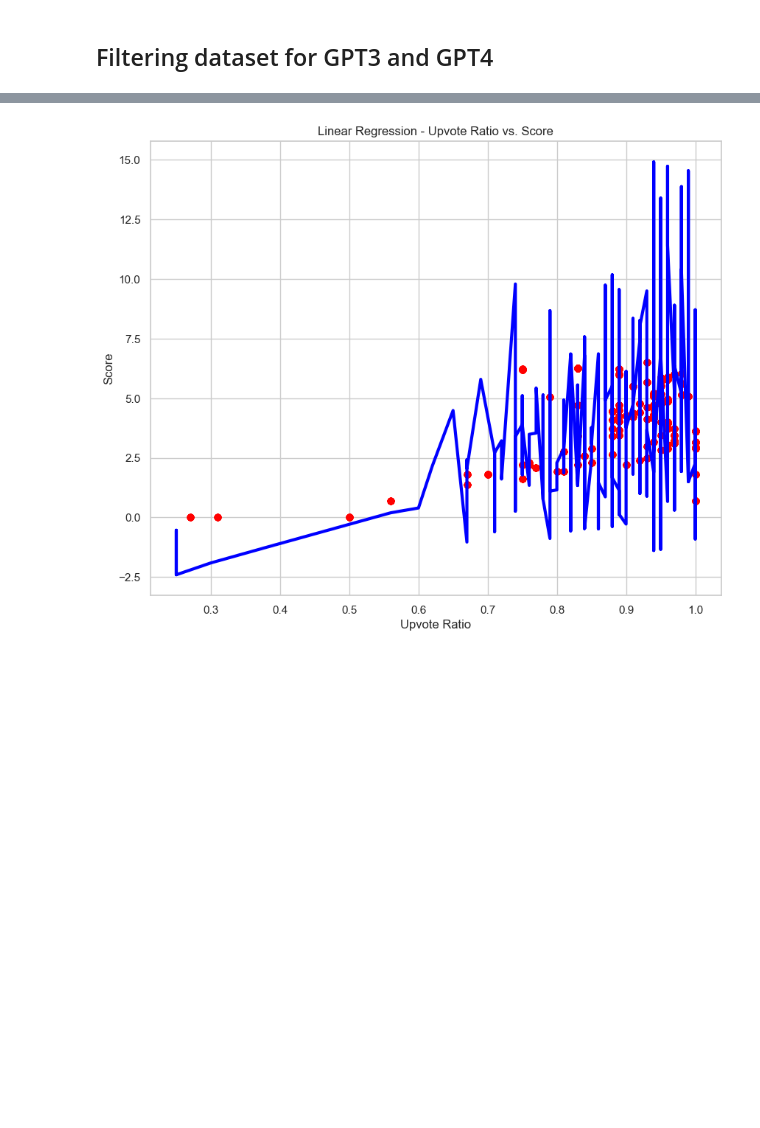
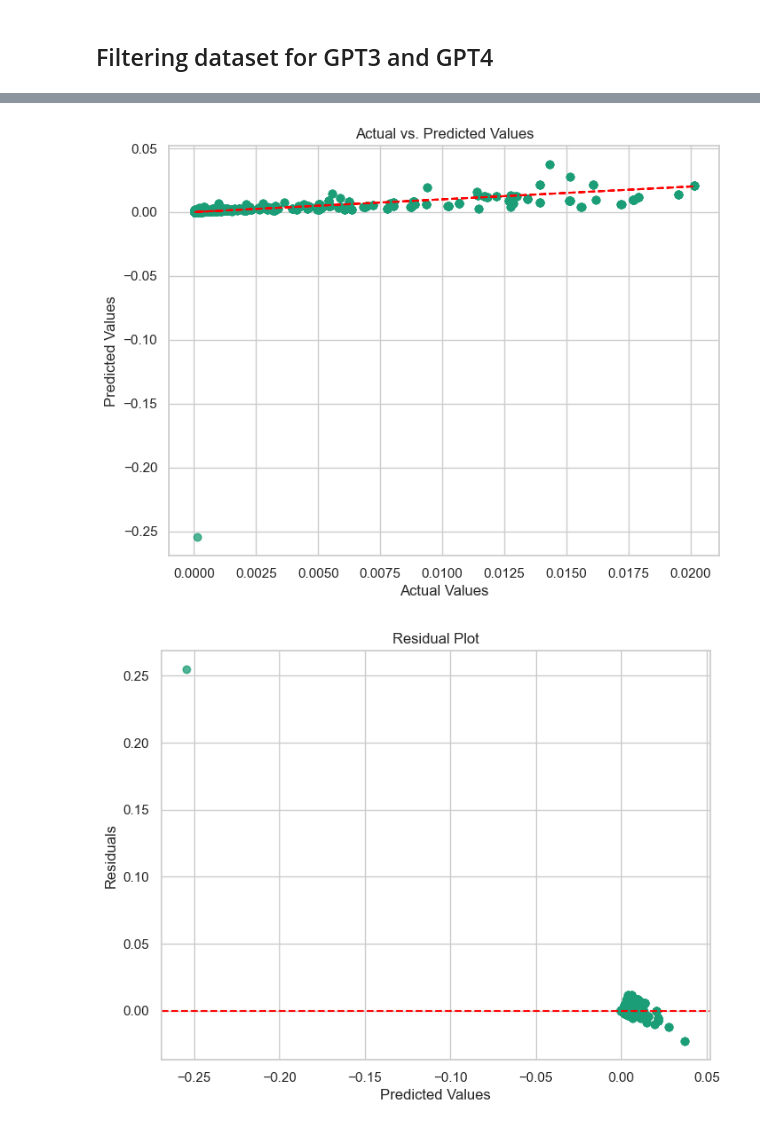
Before and after one commit to georgeh12/reddit-gpt, a Jupyter notebook: vader-analysis.ipynb, the cells around one changed output, grey strips where cells are left out. Drawn from its saved outputs; the diff is of its cells as text; code cells hidden in the pictures; blank space fills up the shorter version.

```diff
--- a/vader-analysis.ipynb
+++ b/vader-analysis.ipynb
@@ -281,9 +333,40 @@ gpt4_model = model_testing(df_gpt4_before, df_gpt4_after)
-# %%
-plt.scatter(gpt3_model['X']['upvote_ratio'], gpt3_model['y'], color='red')
-plt.plot(gpt3_model['X_test']['upvote_ratio'], gpt3_model['y_pred'], color='blue', linewidth=3)
-plt.xlabel('Upvote Ratio')
-plt.ylabel('Score')
-plt.title('Linear Regression - Upvote Ratio vs. Score')
-plt.show()
-# %% [output]
-[figure, removed]
+# %%
+model = gpt4_model
+actual_values = model['y_actual']
+predicted_values = model['y_pred']
+
+# Scatter plot of actual versus predicted values
+plt.figure(figsize=(8, 6))
+plt.scatter(actual_values, predicted_values, alpha=0.5)
+plt.plot(actual_values, actual_values, color='red', linestyle='--')
+plt.xlabel("Actual Values")
+plt.ylabel("Predicted Values")
+plt.title("Actual vs. Predicted Values")
+plt.grid(True)
+plt.show()
+
+# Residual plot
+residuals = actual_values - predicted_values
+plt.figure(figsize=(8, 6))
+plt.scatter(predicted_values, residuals, alpha=0.5)
+plt.axhline(y=0, color='red', linestyle='--')
+plt.xlabel("Predicted Values")
+plt.ylabel("Residuals")
+plt.title("Residual Plot")
+plt.grid(True)
+plt.show()
+
+# Coefficient plot (if coefficients are available in the MLflow run)
+if "coefficients" in model:
+    coefficients = model["coef"]
+    plt.figure(figsize=(8, 6))
+    sns.barplot(x=coefficients.index, y=coefficients.values)
+    plt.xlabel("Independent Variables")
+    plt.ylabel("Coefficients")
+    plt.title("Coefficient Plot")
+    plt.xticks(rotation=45)
+    plt.grid(True)
+    plt.show()
+# %% [output]
+[figure, added]
+[figure, added]
```
Also changed, not shown: parts of 7 cells of this notebook, 47 other files.
